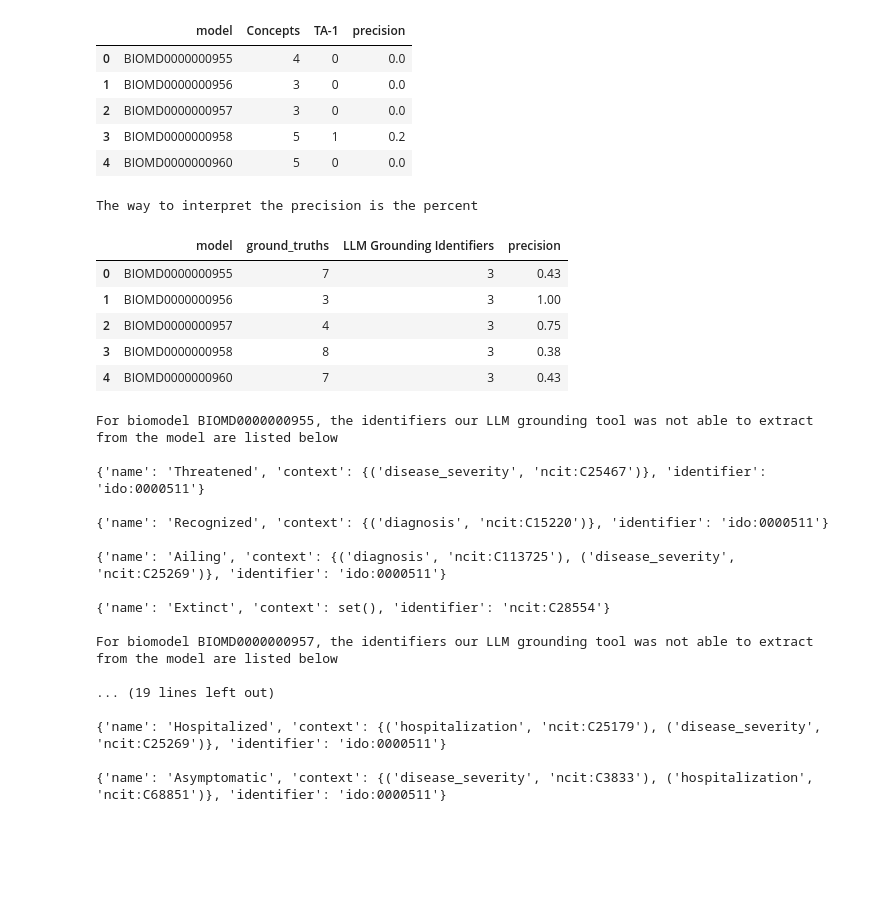
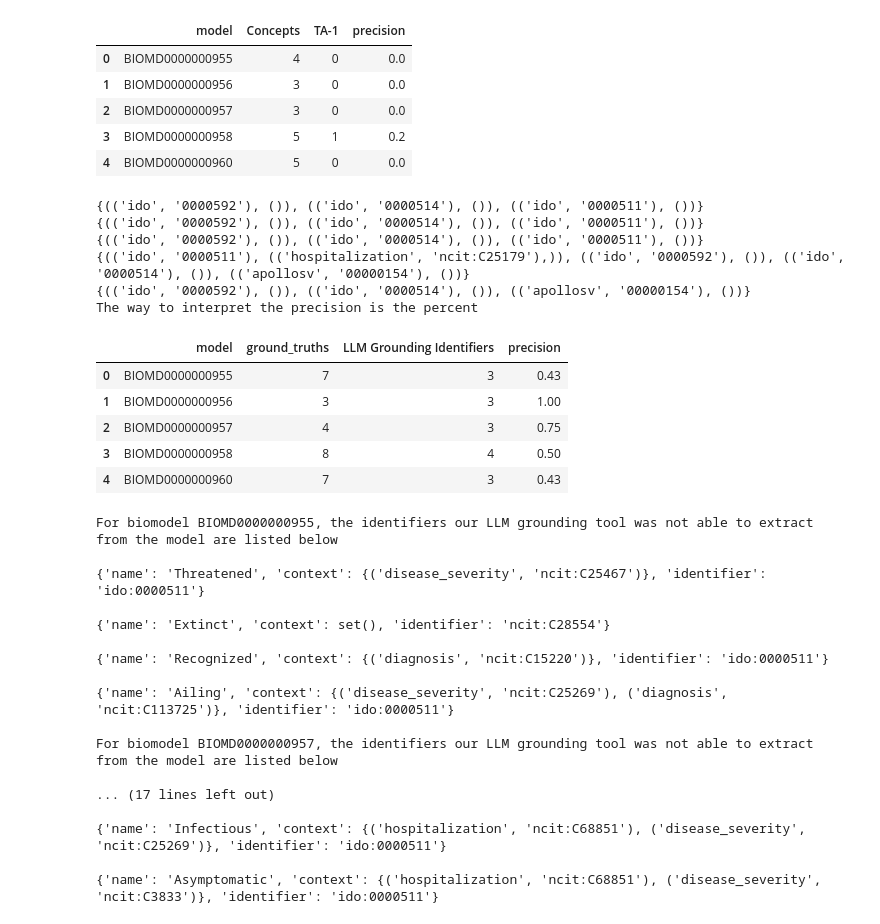
Before and after one commit to gyorilab/mira, a Jupyter notebook: notebooks/llm_grounding_evaluation.ipynb, the cells around one changed output. Saved outputs shown, nothing was run; the diff lists cells and outputs as text; code cells hidden in the pictures; blank space fills up the shorter version.

Commit message:
Count a concept match if ground truth context is a subset of predicted concept context

```diff
--- a/notebooks/llm_grounding_evaluation.ipynb
+++ b/notebooks/llm_grounding_evaluation.ipynb
@@ -84,7 +87,7 @@ for row_index, entry in ground_truth_df.iterrows():
             value = context_str_kv_pair[1].split("/")[0]
             concept_dict["context"].add((key, value))
 
-    key = (curie_tuple, frozenset(concept_dict["context"]))
+    key = (curie_tuple, tuple(concept_dict["context"]))
     dd_llm[model_id][key] = concept_dict
 
 dd_llm = dict(dd_llm)
@@ -298,41 +285,65 @@ for model_id in model_ids:
         continue
 
     ground_truth_curies = set(dd_llm[model_id].keys())
-    tm_curies = set(convert_tm_concept_keys(model_id).keys())
+    tm_curies = set(tms[model_id].get_concepts_map().keys())
 
-    intersection_curies = ground_truth_curies & tm_curies
+    superset_tm_curies = deepcopy(tm_curies)
 
-    for missed_identifier in ground_truth_curies - tm_curies:
+    # This will make sure to add all concepts from the ground truth whose contexts are a subset of a identifier matching concept's context
+    # from the llm grounded model
+    for ground_truth_entry in ground_truth_curies:
+        ground_truth_set = set(ground_truth_entry[1])
+        matched_entries = [
+            tm_entry
+            for tm_entry in tm_curies
+            if tm_entry[0] == ground_truth_entry[0]
+        ]
+        if any(
+            ground_truth_set.issubset(set(matched_entry[1]))
+            for matched_entry in matched_entries
+        ):
+            superset_tm_curies.add(ground_truth_entry)
+
+    intersection_curies = ground_truth_curies & superset_tm_curies
+
+    print(intersection_curies)
+
+    for missed_identifier in ground_truth_curies - superset_tm_curies:
         missed_identifiers[model_id].add(missed_identifier)
 
     n_intersection = len(intersection_curies)
     n_ground_truth = len(ground_truth_curies)
     llm_identifier_rows.append(
         (
             model_id,
             n_ground_truth,
             n_intersection,
             round(n_intersection / n_ground_truth, 2),
         )
     )
 missed_identifiers = dict(missed_identifiers)
 print("The way to interpret the precision is the percent")
 pd.DataFrame(
     llm_identifier_rows,
     columns=[
         "model",
         "ground_truths",
         "LLM Grounding Identifiers",
         "precision",
     ],
 )
 # %% [output]
+{(('ido', '0000592'), ()), (('ido', '0000514'), ()), (('ido', '0000511'), ())}
+{(('ido', '0000592'), ()), (('ido', '0000514'), ()), (('ido', '0000511'), ())}
+{(('ido', '0000592'), ()), (('ido', '0000514'), ()), (('ido', '0000511'), ())}
+{(('ido', '0000511'), (('hospitalization', 'ncit:C25179'),)), (('ido', '0000592'), ()), (('ido', '0000514'), ()), (('apollosv', '00000154'), ())}
+{(('ido', '0000592'), ()), (('ido', '0000514'), ()), (('apollosv', '00000154'), ())}
 The way to interpret the precision is the percent
 |  | model | ground_truths | LLM Grounding Identifiers | precision |
 | 0 | BIOMD0000000955 | 7 | 3 | 0.43 |
 | 1 | BIOMD0000000956 | 3 | 3 | 1.00 |
 | 2 | BIOMD0000000957 | 4 | 3 | 0.75 |
-| 3 | BIOMD0000000958 | 8 | 3 | 0.38 |
+| 3 | BIOMD0000000958 | 8 | 4 | 0.50 |
 | 4 | BIOMD0000000960 | 7 | 3 | 0.43 |
 # %%
 for model_id, missing_identifier_set in missed_identifiers.items():
@@ -346,17 +357,17 @@ For biomodel BIOMD0000000955, the identifiers our LLM grounding tool was not abl
 
 {'name': 'Threatened', 'context': {('disease_severity', 'ncit:C25467')}, 'identifier': 'ido:0000511'}
 
+{'name': 'Extinct', 'context': set(), 'identifier': 'ncit:C28554'}
+
 {'name': 'Recognized', 'context': {('diagnosis', 'ncit:C15220')}, 'identifier': 'ido:0000511'}
 
-{'name': 'Ailing', 'context': {('diagnosis', 'ncit:C113725'), ('disease_severity', 'ncit:C25269')}, 'identifier': 'ido:0000511'}
-
-{'name': 'Extinct', 'context': set(), 'identifier': 'ncit:C28554'}
+{'name': 'Ailing', 'context': {('disease_severity', 'ncit:C25269'), ('diagnosis', 'ncit:C113725')}, 'identifier': 'ido:0000511'}
 
 For biomodel BIOMD0000000957, the identifiers our LLM grounding tool was not able to extract from the model are listed below
 
-... (19 lines left out)
+... (17 lines left out)
 
-{'name': 'Hospitalized', 'context': {('hospitalization', 'ncit:C25179'), ('disease_severity', 'ncit:C25269')}, 'identifier': 'ido:0000511'}
+{'name': 'Infectious', 'context': {('hospitalization', 'ncit:C68851'), ('disease_severity', 'ncit:C25269')}, 'identifier': 'ido:0000511'}
 
-{'name': 'Asymptomatic', 'context': {('disease_severity', 'ncit:C3833'), ('hospitalization', 'ncit:C68851')}, 'identifier': 'ido:0000511'}
+{'name': 'Asymptomatic', 'context': {('hospitalization', 'ncit:C68851'), ('disease_severity', 'ncit:C3833')}, 'identifier': 'ido:0000511'}
 # %%
```
Also changed, not shown: parts of 5 cells of this notebook.
